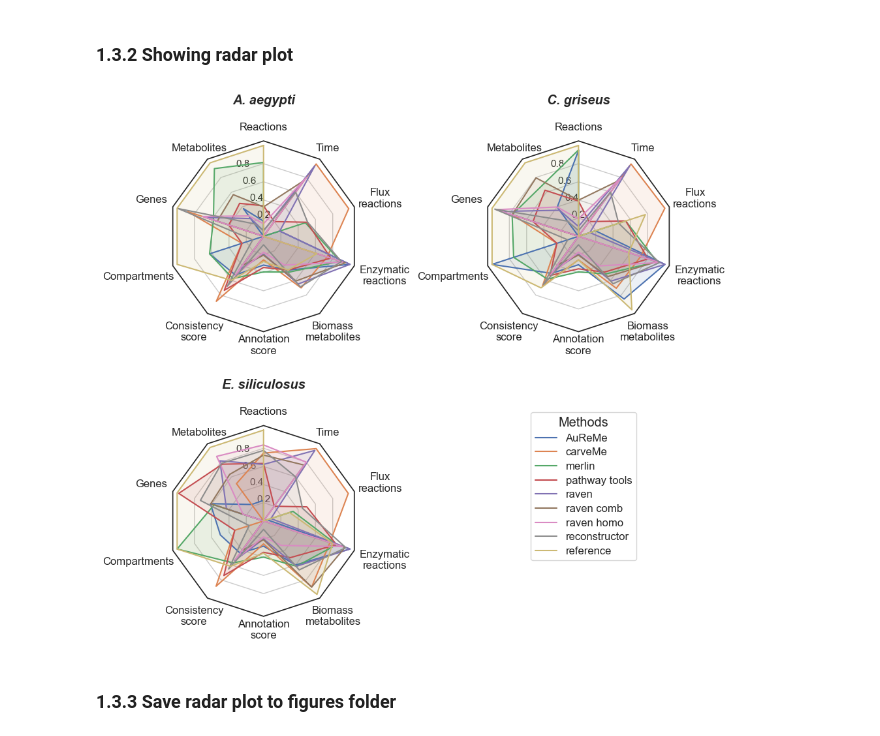
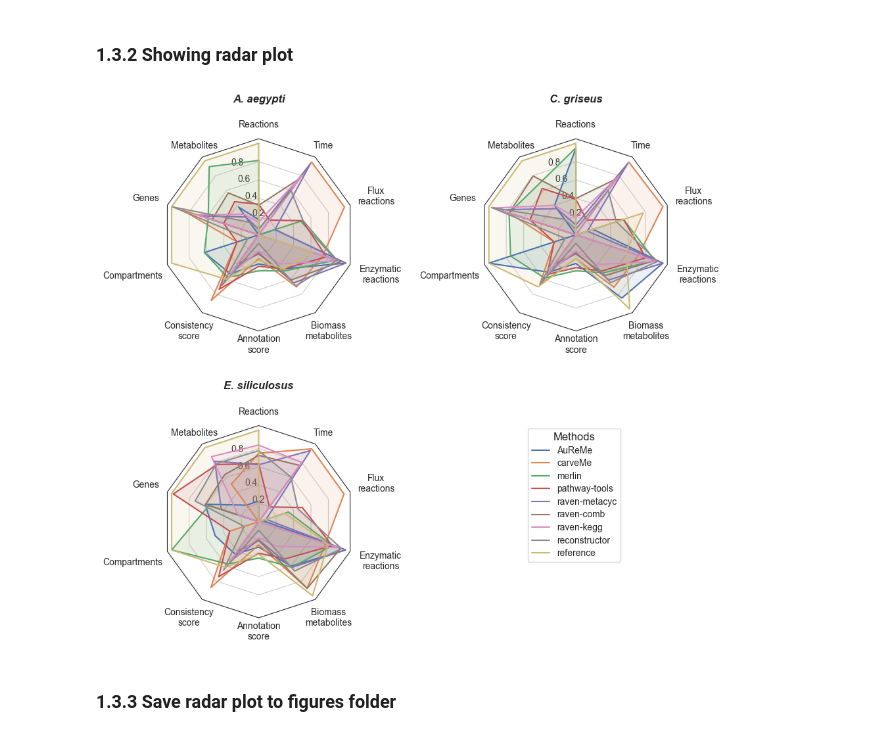
Before and after one commit to natJimenez/eukaryo_methods, a Jupyter notebook: main.ipynb, the cells around one changed output. Drawn from its saved outputs; the diff is of its cells as text; code cells hidden in the pictures.

```diff
--- a/main.ipynb
+++ b/main.ipynb
@@ -1932,35 +1932,38 @@ for ax, (title, case_data) in zip(axs.flat, data_plot):
         #Setting labels for each corner
         ax.set_varlabels(spoke_labels, label_radii=label_radii)
 
         #Old way for setting labels for each corner
         #ax.set_varlabels(spoke_labels)
 
 axs[1, 1].axis('off')
 
 # Add legend relative to top-left plot
-to_plot_labels = [m.replace('_',' ') for m in mega_df.columns]
+to_plot_labels = [m.replace('raven','raven_metacyc') if len(m)==len('raven') else m.replace('raven_homo','raven_kegg')
+                  for m in mega_df.columns]
+to_plot_labels = [m.replace('_','-') for m in to_plot_labels]
+
 labels = (to_plot_labels) #mega_df.columns
 
 # Add legend with title
 legend = axs[0, 0].legend(
     labels,
     loc=(1.9, -1.2),  #This can be adjusted for positioning
     labelspacing=0.4,
     fontsize='medium',
     title='Methods',
     title_fontsize='large'
 )
 
 # Add legend (old way)
 #legend = axs[0, 0].legend(labels, loc=(1.9, -1.2), labelspacing=0.2, fontsize='small')
 
 # Saving results
 plt.savefig('figures/Figure1.png', dpi=300)
 
 # Plot
 plt.show()
 # %% [output]
-[figure, old version]
+[figure, new version]
 # %% [markdown]
 ### 1.3.3 Save radar plot to figures folder
 # %%
```
Also changed, not shown: parts of 5 cells of this notebook, 3 other files.
